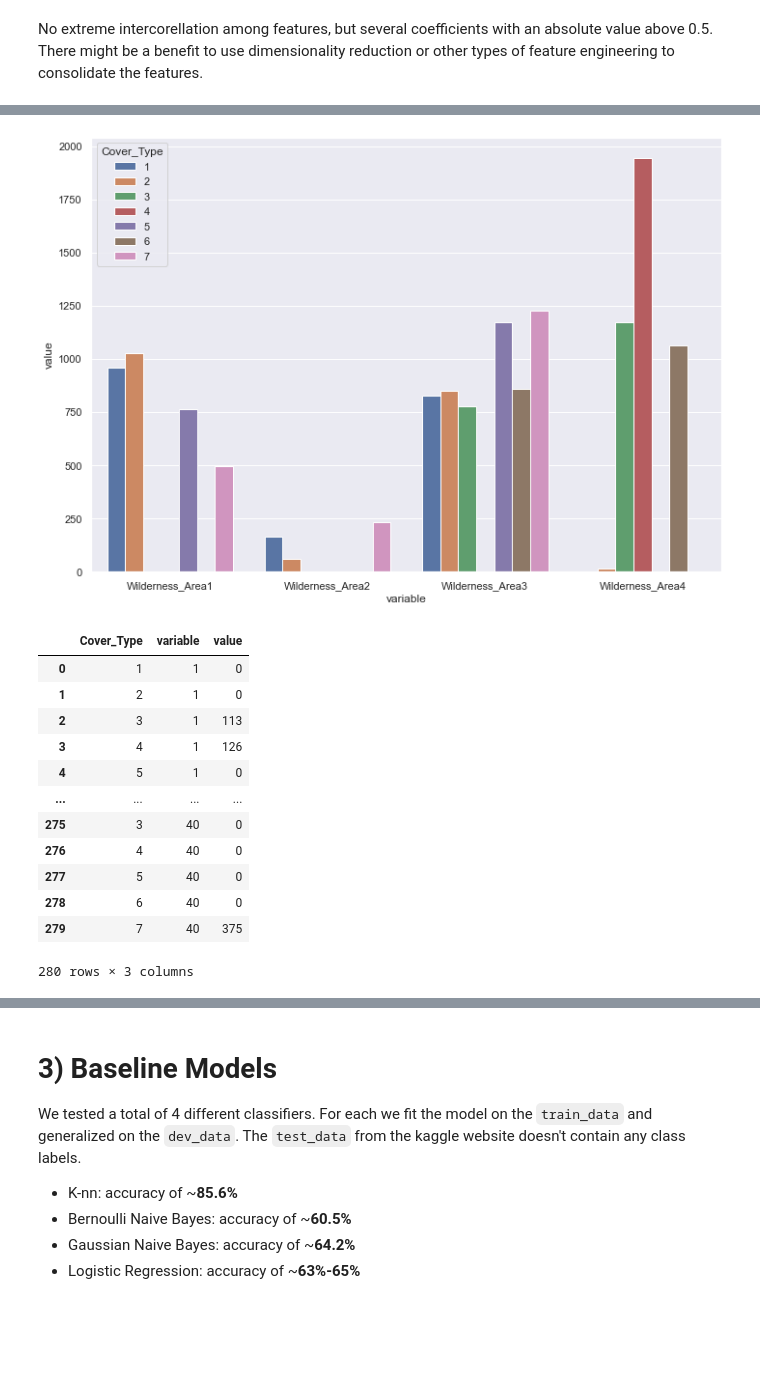
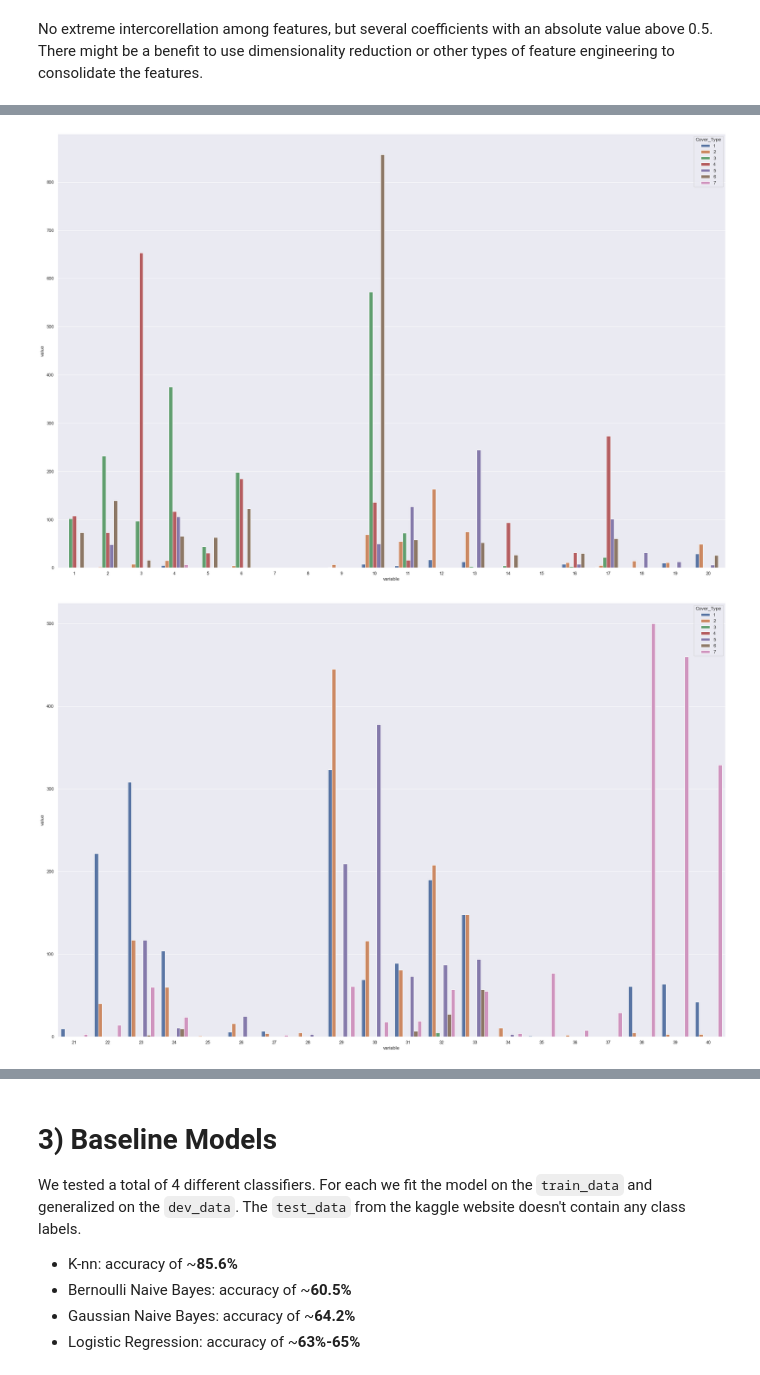
Before and after one commit to sams-data/mids-w207_9_sp22_forest_cover_classification, a Jupyter notebook: Submissions/bridwell_carmeli_hand_stephens_final_project.ipynb, the cells around one changed output, grey strips where cells are left out. Saved outputs shown, nothing was run; the diff lists cells and outputs as text; code cells hidden in the pictures; blank space fills up the shorter version.

```diff
--- a/Submissions/bridwell_carmeli_hand_stephens_final_project.ipynb
+++ b/Submissions/bridwell_carmeli_hand_stephens_final_project.ipynb
@@ -335,34 +375,34 @@ wilderness_cover_type.head()
-# %%
-sns.set(rc={'figure.figsize':(11.7,8.27)})
-# Plot for Category1
-sns.barplot(x='variable', y='value', hue="Cover_Type", data=wilderness_cover_type)
-plt.show()
-# %% [output]
-[figure, removed]
 # %%
+# sumarize counts per soil flag per cover type
+
+# get soil columns
 soil_cols = [col for col in train_df.columns if 'Soil' in col]
 soil_cols += ['Cover_Type']
 
+# summarize wilderness column counts by cover type
 soil_cover_type = train_df[soil_cols].groupby(['Cover_Type']).sum()
 soil_cover_type = soil_cover_type.reset_index()
 
+# make long format
 soil_cover_type = pd.melt(soil_cover_type, id_vars=['Cover_Type'])
+
+# remove text from soil_type and extract integer value
 soil_cover_type['variable'] = soil_cover_type['variable'].str.extract('(\d+)').astype(int)
 
 soil_cover_type_1 = soil_cover_type[soil_cover_type['variable'] <= 20]
 soil_cover_type_2 = soil_cover_type[soil_cover_type['variable'] > 20]
-soil_cover_type
+
+
+# plotting; separate in 2 due to high number of columns
+# plot 1
+sns.set(rc={'figure.figsize':(30,20)})
+sns.barplot(x='variable', y='value', hue="Cover_Type", data=soil_cover_type_1)
+plt.show()
+
+# plot 2
+sns.set(rc={'figure.figsize':(30,20)})
+sns.barplot(x='variable', y='value', hue="Cover_Type", data=soil_cover_type_2)
+plt.show()
 # %% [output]
-|  | Cover_Type | variable | value |
-| 0 | 1 | 1 | 0 |
-| 1 | 2 | 1 | 0 |
-| 2 | 3 | 1 | 113 |
-| 3 | 4 | 1 | 126 |
-| 4 | 5 | 1 | 0 |
-| ... | ... | ... | ... |
-| 275 | 3 | 40 | 0 |
-| 276 | 4 | 40 | 0 |
-| 277 | 5 | 40 | 0 |
-| 278 | 6 | 40 | 0 |
-| 279 | 7 | 40 | 375 |
-280 rows × 3 columns
+[figure, added]
+[figure, added]
```
Also changed, not shown: parts of 17 cells of this notebook, 1 other file.
